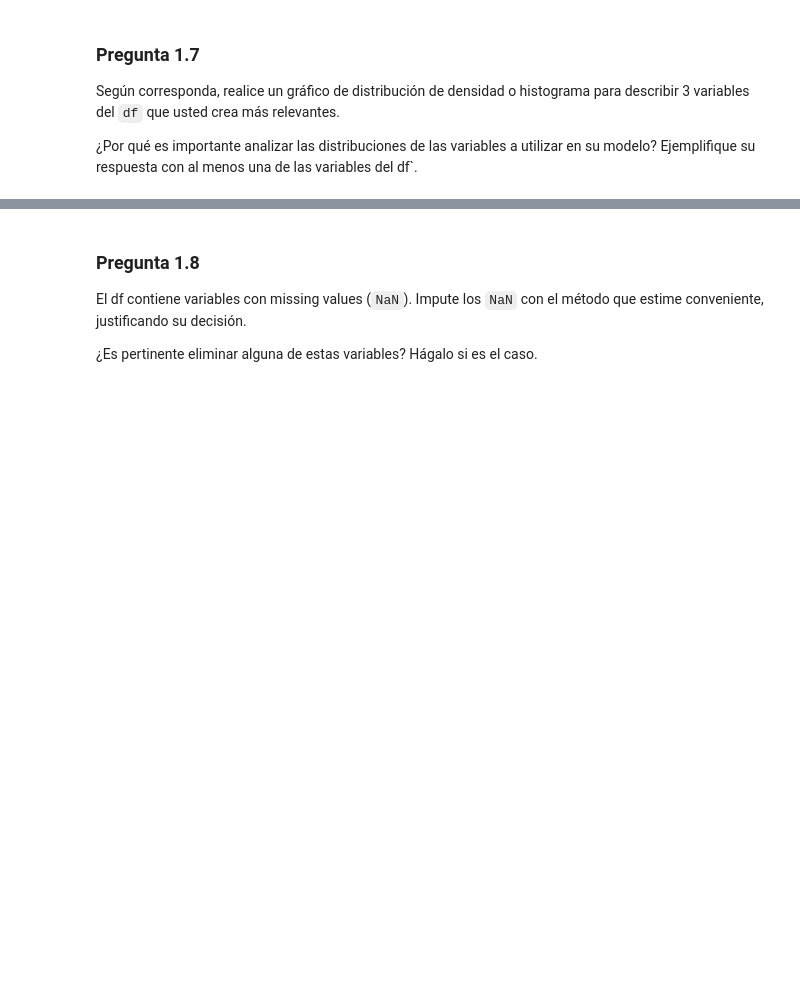
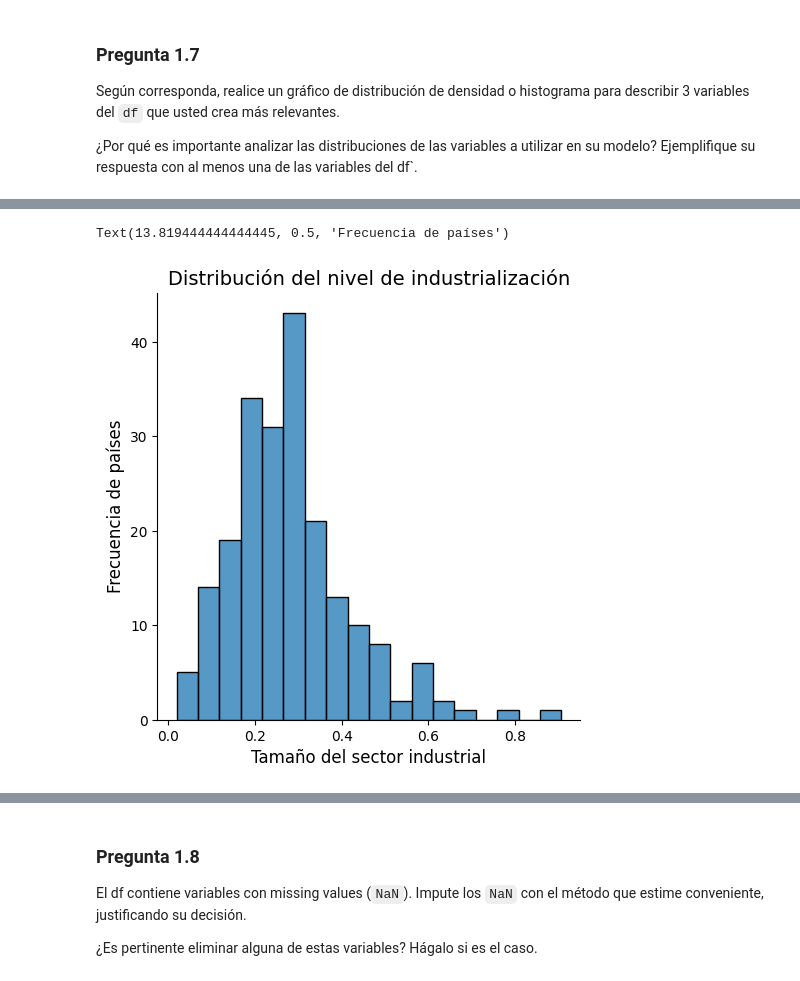
Before and after one commit to cristiandiazh/Tarea-1-ML, a Jupyter notebook: Tarea_1.ipynb, the cells around one changed output, grey strips where cells are left out. Cells and saved outputs as stored; diff of their text form; code cells hidden in the pictures; blank space fills up the shorter version.

```diff
--- a/Tarea_1.ipynb
+++ b/Tarea_1.ipynb
@@ -261,0 +278,8 @@ sns.displot(df["Service"])
+# %%
+sns.displot(df["Industry"])
+plt.title("Distribución del nivel de industrialización", fontsize=14)
+plt.xlabel("Tamaño del sector industrial", fontsize=12)
+plt.ylabel("Frecuencia de países", fontsize=12)
+# %% [output]
+Text(13.819444444444445, 0.5, 'Frecuencia de países')
+[figure, added]
```
Also changed, not shown: parts of 50 cells of this notebook.
